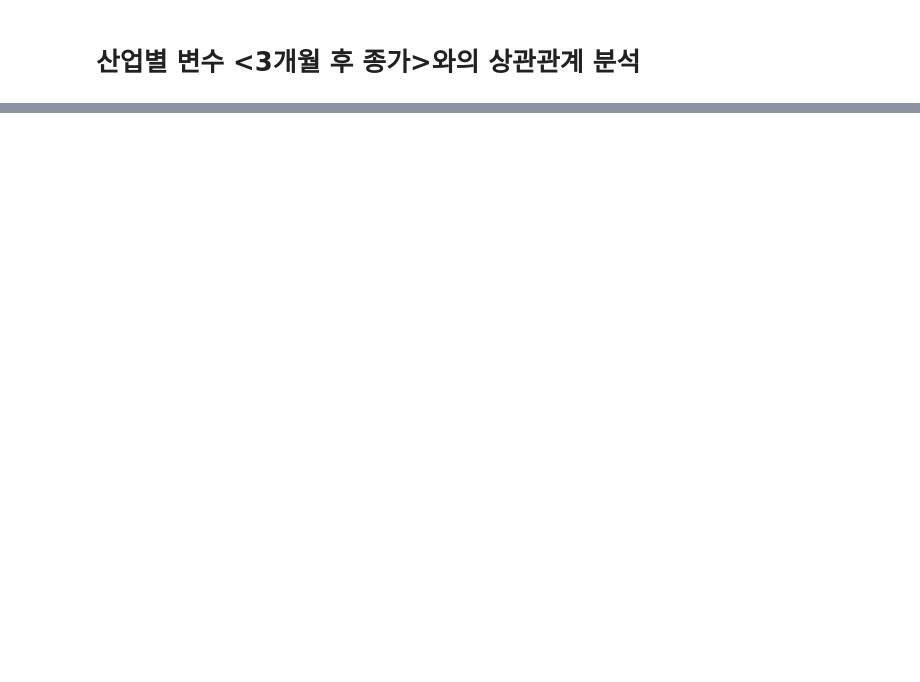
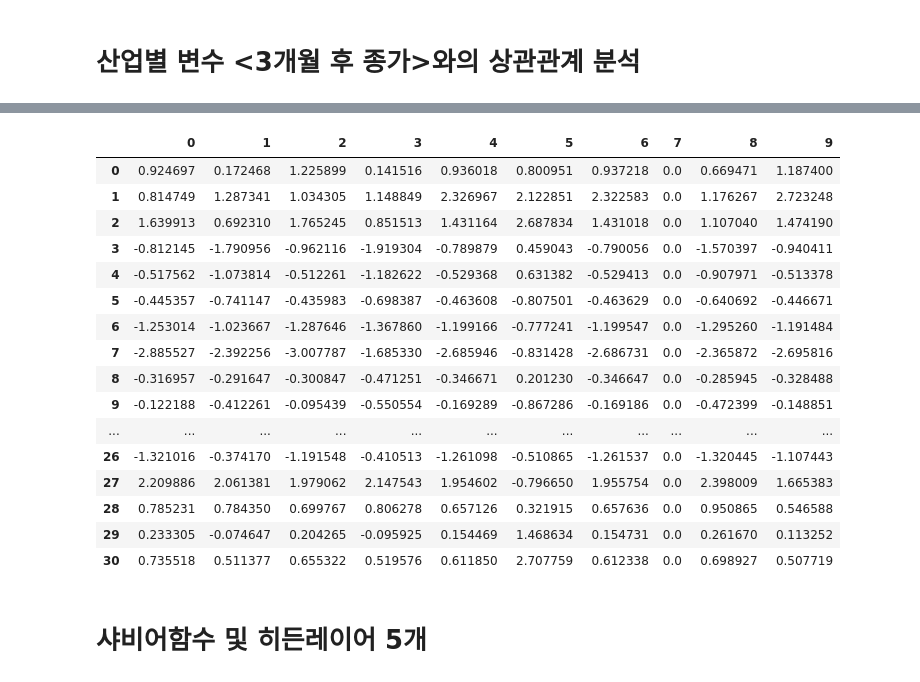
Before and after one commit to kongjeongbae/03_stock_price_prediction_using_non-financial_data, a Jupyter notebook: src/project1_semi_finance/190214_DB_재무_Validation.ipynb, the cells around one changed output, grey strips where cells are left out. Saved outputs shown, nothing was run; the diff lists cells and outputs as text; code cells hidden in the pictures; blank space fills up the shorter version.

```diff
--- a/src/project1_semi_finance/190213_DB_자료정리.ipynb
+++ b/src/project1_semi_finance/190214_DB_재무_Validation.ipynb
@@ -147,9 +181,9 @@ df_hynix.columns = ['지표','종가']
 # %%
 list_corr = []
-order = 15
+order = 15 # 기업별로 상위 15개 상관관계 변수 추출
 
-for i in range(len(df_nc.index[:order])):
-    list_corr.append(df_nc.index[:order][i])
+for i in range(len(df_lg.index[:order])):
+    list_corr.append(df_lg.index[:order][i])
     list_corr.append(df_sdi.index[:order][i])
     list_corr.append(df_ssem.index[:order][i])
     list_corr.append(df_hynix.index[:order][i])
@@ -160,7 +194,7 @@ variable.columns = ['var_index', 'number']
 # %%
 var = []
 for i in range(len(variable)):
-    var.append(df_nc['지표'][variable.index[i]])
+    var.append(df_lg[df_lg.index == variable['var_index'][i]]['지표'].values[0])
 var = pd.DataFrame(var)
 var.columns = ['var']
 # %%
@@ -169,0 +224,3 @@ corr.head(20)
+# %%
+deep_lg = lg[corr['var'][5:15]]
+deep_lg['수익률상승하락'] = lg['수익률상승하락']
@@ -169,0 +247,33 @@ corr.head(20)
+# %%
+# 표준화
+
+from sklearn.preprocessing import StandardScaler
+
+scaler_lg = StandardScaler()
+scale_lg = pd.DataFrame(scaler_lg.fit_transform(deep_lg.iloc[:,:-1]))
+
+
+# 원래 값으로 변환
+# scaler_lg.inverse_transform(scale_lg)
+# %%
+scale_lg
+# %% [output]
+|  | 0 | 1 | 2 | 3 | 4 | 5 | 6 | 7 | 8 | 9 |
+| 0 | 0.924697 | 0.172468 | 1.225899 | 0.141516 | 0.936018 | 0.800951 | 0.937218 | 0.0 | 0.669471 | 1.187400 |
+| 1 | 0.814749 | 1.287341 | 1.034305 | 1.148849 | 2.326967 | 2.122851 | 2.322583 | 0.0 | 1.176267 | 2.723248 |
+| 2 | 1.639913 | 0.692310 | 1.765245 | 0.851513 | 1.431164 | 2.687834 | 1.431018 | 0.0 | 1.107040 | 1.474190 |
+| 3 | -0.812145 | -1.790956 | -0.962116 | -1.919304 | -0.789879 | 0.459043 | -0.790056 | 0.0 | -1.570397 | -0.940411 |
+| 4 | -0.517562 | -1.073814 | -0.512261 | -1.182622 | -0.529368 | 0.631382 | -0.529413 | 0.0 | -0.907971 | -0.513378 |
+| 5 | -0.445357 | -0.741147 | -0.435983 | -0.698387 | -0.463608 | -0.807501 | -0.463629 | 0.0 | -0.640692 | -0.446671 |
+| 6 | -1.253014 | -1.023667 | -1.287646 | -1.367860 | -1.199166 | -0.777241 | -1.199547 | 0.0 | -1.295260 | -1.191484 |
+| 7 | -2.885527 | -2.392256 | -3.007787 | -1.685330 | -2.685946 | -0.831428 | -2.686731 | 0.0 | -2.365872 | -2.695816 |
+| 8 | -0.316957 | -0.291647 | -0.300847 | -0.471251 | -0.346671 | 0.201230 | -0.346647 | 0.0 | -0.285945 | -0.328488 |
+| 9 | -0.122188 | -0.412261 | -0.095439 | -0.550554 | -0.169289 | -0.867286 | -0.169186 | 0.0 | -0.472399 | -0.148851 |
+| ... | ... | ... | ... | ... | ... | ... | ... | ... | ... | ... |
+| 26 | -1.321016 | -0.374170 | -1.191548 | -0.410513 | -1.261098 | -0.510865 | -1.261537 | 0.0 | -1.320445 | -1.107443 |
+| 27 | 2.209886 | 2.061381 | 1.979062 | 2.147543 | 1.954602 | -0.796650 | 1.955754 | 0.0 | 2.398009 | 1.665383 |
+| 28 | 0.785231 | 0.784350 | 0.699767 | 0.806278 | 0.657126 | 0.321915 | 0.657636 | 0.0 | 0.950865 | 0.546588 |
+| 29 | 0.233305 | -0.074647 | 0.204265 | -0.095925 | 0.154469 | 1.468634 | 0.154731 | 0.0 | 0.261670 | 0.113252 |
+| 30 | 0.735518 | 0.511377 | 0.655322 | 0.519576 | 0.611850 | 2.707759 | 0.612338 | 0.0 | 0.698927 | 0.507719 |
+# %% [markdown]
+# 샤비어함수 및 히든레이어 5개
```
Also changed, not shown: parts of 21 cells of this notebook, 2 other files.
